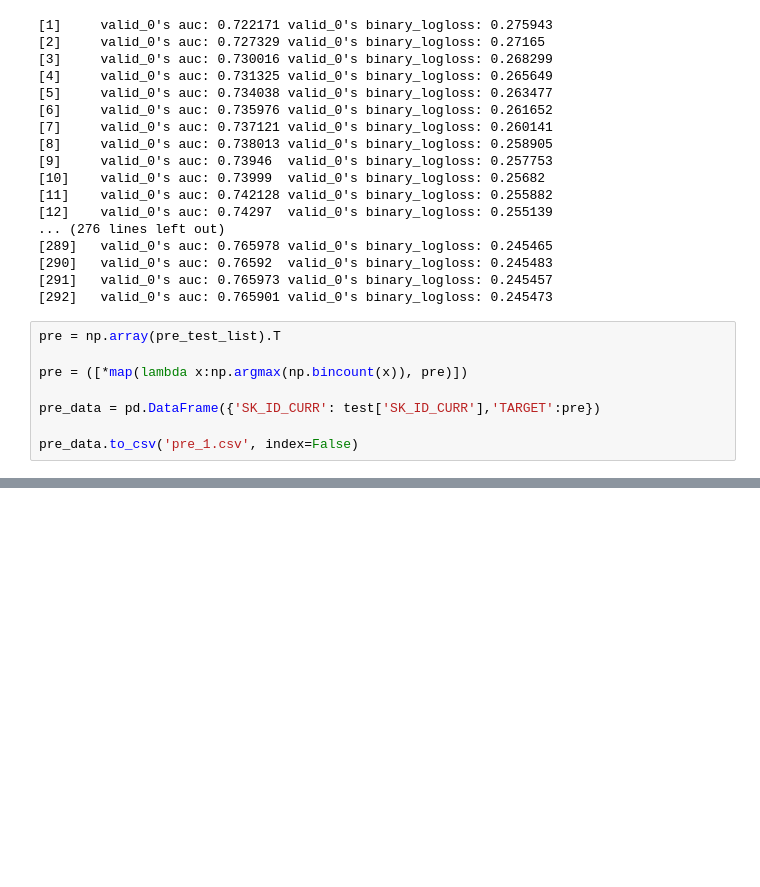
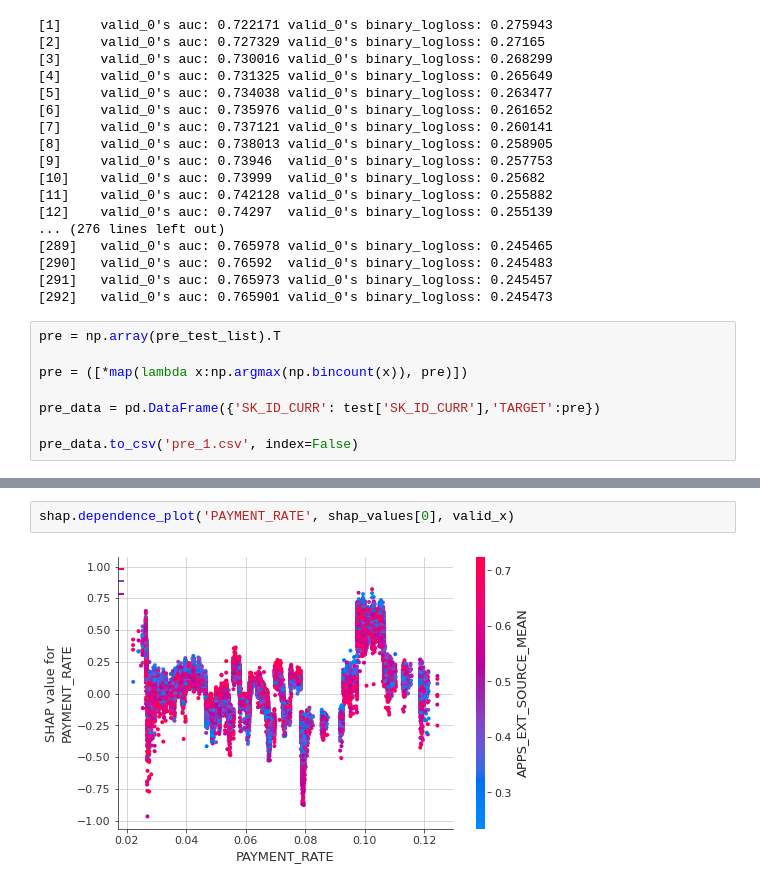
Before and after one commit to vic-thedev/prediction_bancaire, a Jupyter notebook: notebook75af682bf5.ipynb, the cells around one changed output, grey strips where cells are left out. Saved outputs shown, nothing was run; the diff lists cells and outputs as text; blank space fills up the shorter version.

```diff
--- a/notebook75af682bf5.ipynb
+++ b/notebook75af682bf5.ipynb
@@ -404,0 +482,4 @@ pre_data.to_csv('pre_1.csv', index=False)
+# %%
+shap.dependence_plot('PAYMENT_RATE', shap_values[0], valid_x)
+# %% [output]
+[figure, added]
```
Also changed, not shown: parts of 26 cells of this notebook.
